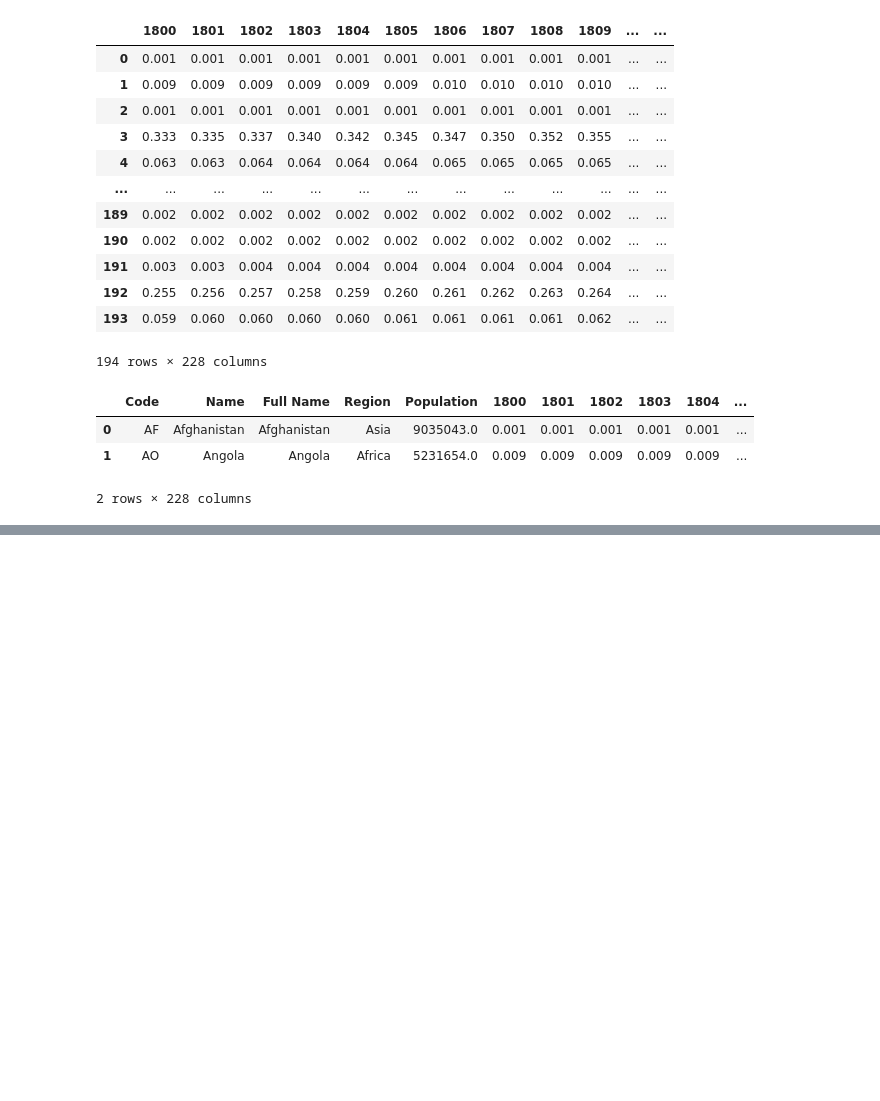
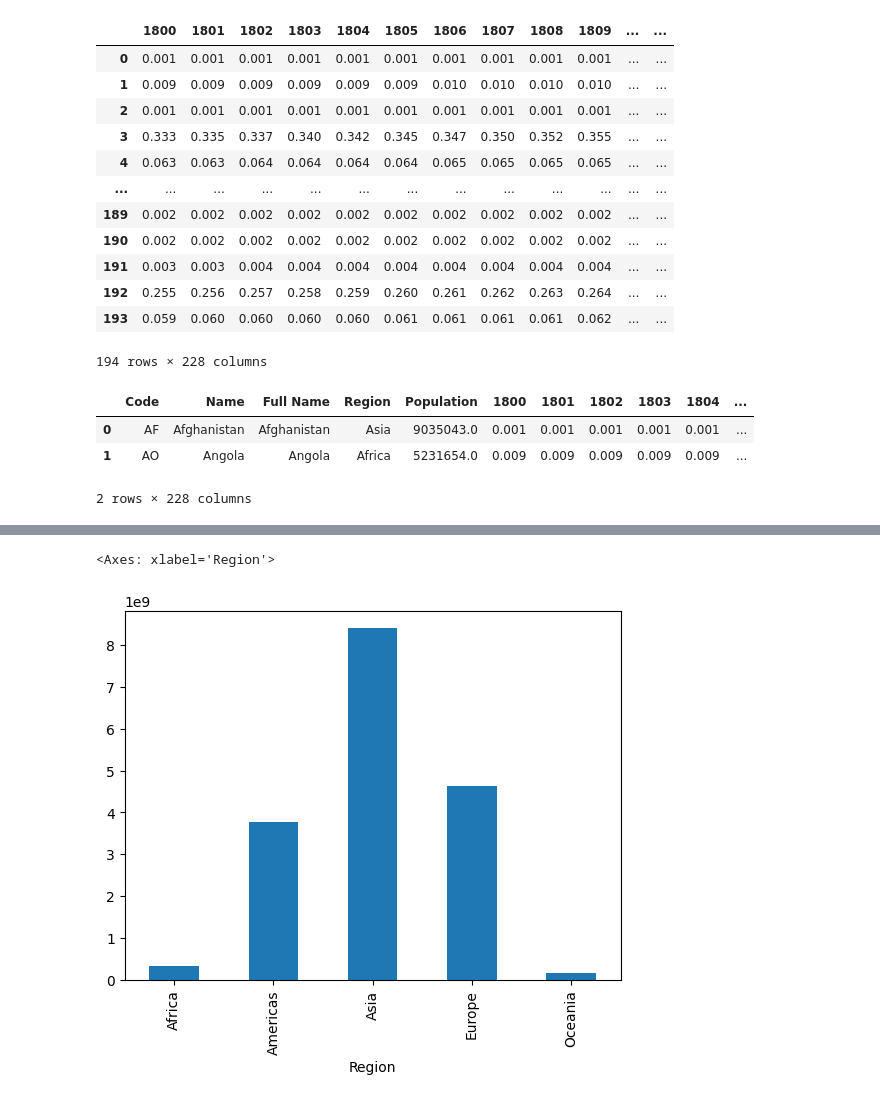
Before and after one commit to SuzukiRyuichiro/batch-2359, a Jupyter notebook: data_sourcing/backup.ipynb, the cells around one changed output, grey strips where cells are left out. Cells and saved outputs as stored; diff of their text form; code cells hidden in the pictures; blank space fills up the shorter version.

```diff
--- a/data_sourcing/backup.ipynb
+++ b/data_sourcing/backup.ipynb
@@ -125,3 +126,8 @@ emissions_2022
 | 192 | Zambia | Africa | 0.424 | 3153729.0 | 1.337181e+06 |
 | 193 | Zimbabwe | Africa | 0.804 | 3809389.0 | 3.062749e+06 |
 194 rows × 5 columns
+# %%
+emissions_2022.groupby("Region")["Total Emissions"].sum().plot(kind='bar')
+# %% [output]
+<Axes: xlabel='Region'>
+[figure, added]
```
Also changed, not shown: parts of 3 cells of this notebook, 3 other files.
